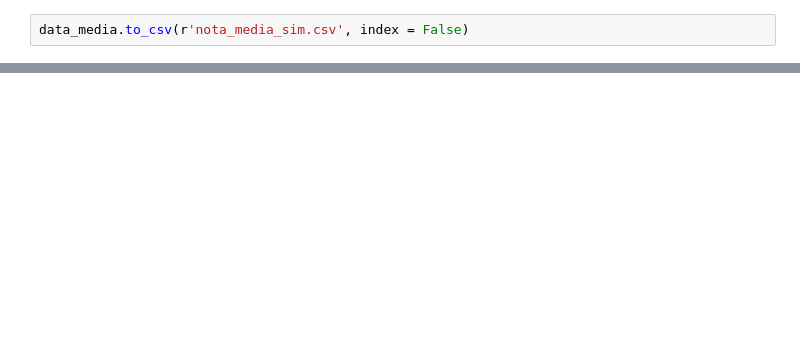
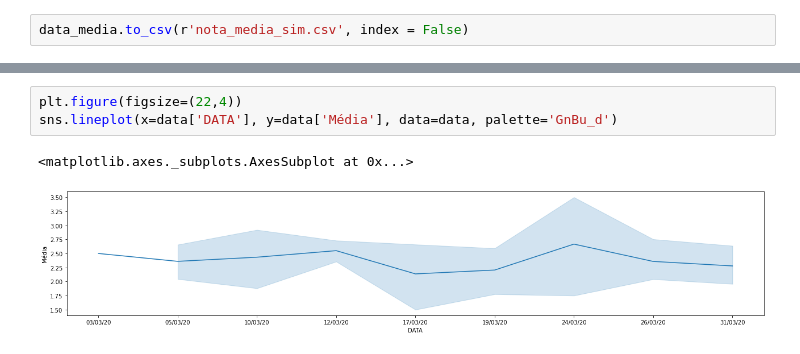
Before and after one commit to rsousadev/Peer-Review, a Jupyter notebook: Top_Five_Março.ipynb, the cells around one changed output, grey strips where cells are left out. Cells and saved outputs as stored; diff of their text form; blank space fills up the shorter version.

```diff
--- a/Top_Five_Março.ipynb
+++ b/Top_Five_Março.ipynb
@@ -345,0 +356,6 @@ data_media.to_csv(r'nota_media_sim.csv', index = False)
+# %%
+plt.figure(figsize=(22,4))
+sns.lineplot(x=data['DATA'], y=data['Média'], data=data, palette='GnBu_d')
+# %% [output]
+<matplotlib.axes._subplots.AxesSubplot at 0x...>
+[figure, added]
```
Also changed, not shown: parts of 3 cells of this notebook.
